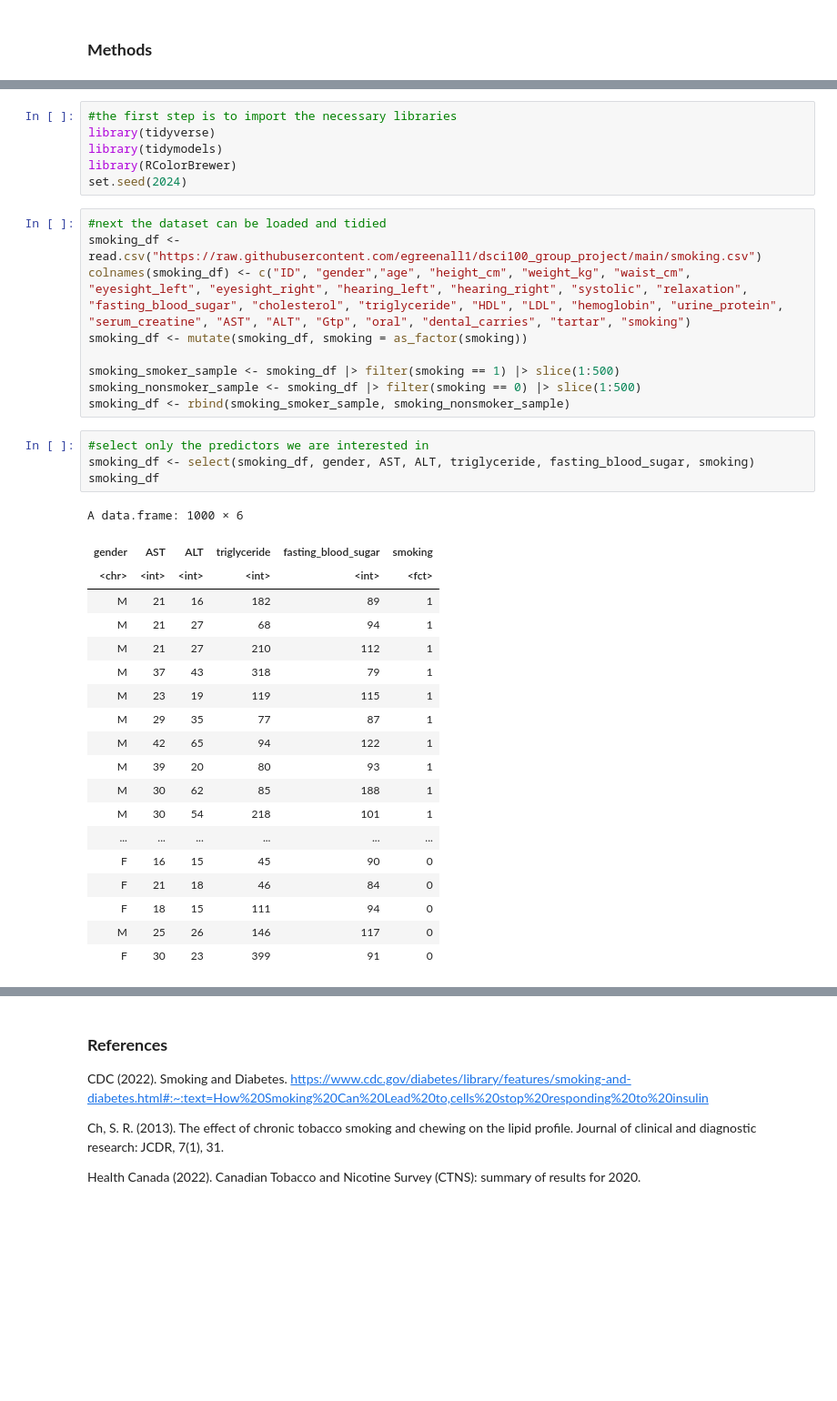
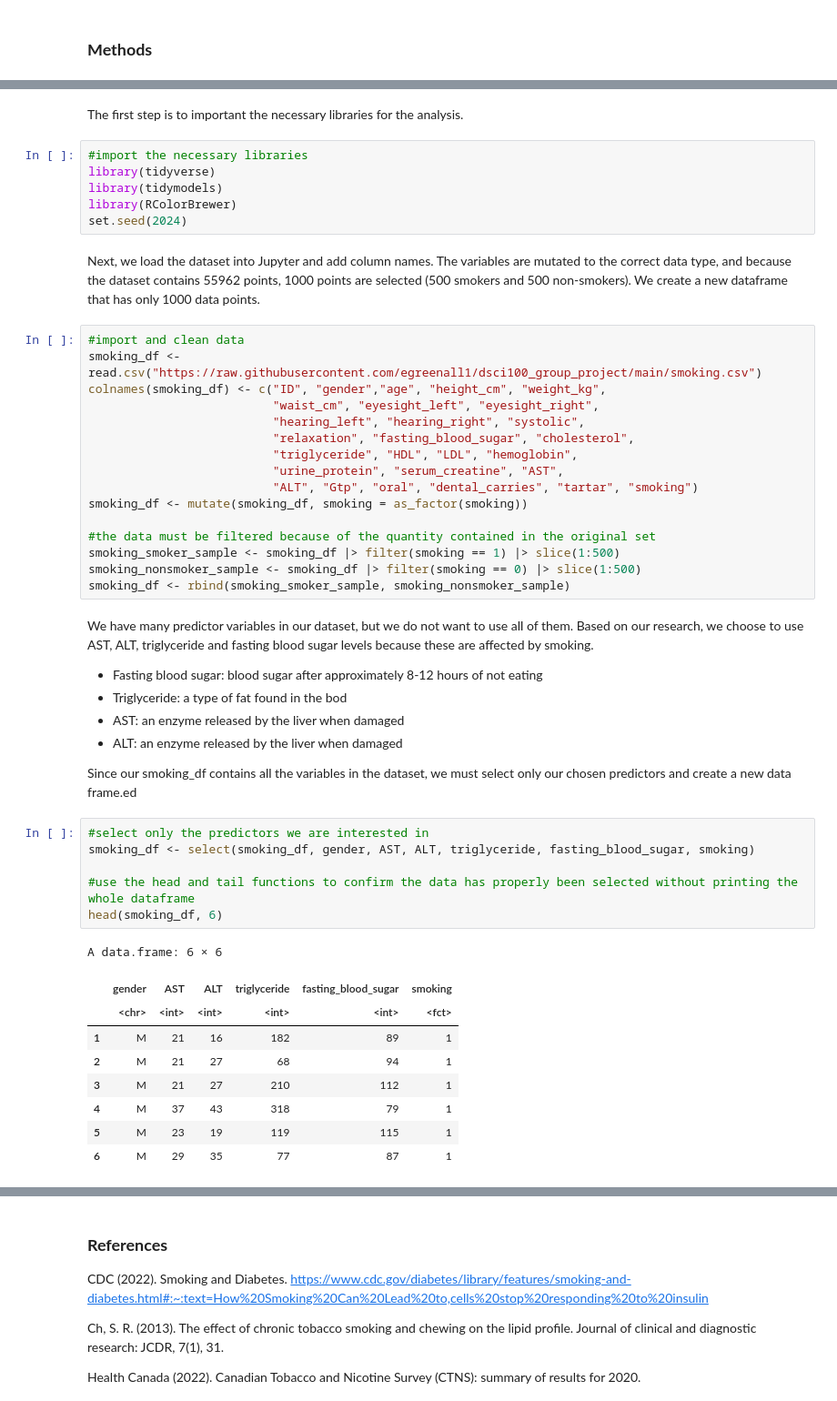
Before and after one commit to egreenall1/dsci100_group_project, a Jupyter notebook: final_group_project.ipynb, the cells around one changed output, grey strips where cells are left out. Shown at 91% size. Cells and saved outputs as stored; diff of their text form; blank space fills up the shorter version.

```diff
--- a/final_group_project.ipynb
+++ b/final_group_project.ipynb
@@ -32,39 +18,50 @@ We will visualize the results in a confusion matrix, and creat scatter plots to
+# %% [markdown]
+The first step is to important the necessary libraries for the analysis.
 # %%
-#the first step is to import the necessary libraries
+#import the necessary libraries
 library(tidyverse)
 library(tidymodels)
 library(RColorBrewer)
 set.seed(2024)
+# %% [markdown]
+Next, we load the dataset into Jupyter and add column names. The variables are mutated to the correct data type, and because the dataset contains 55962 points, 1000 points are selected (500 smokers and 500 non-smokers). We create a new dataframe that has only 1000 data points.
 # %%
-#next the dataset can be loaded and tidied
+#import and clean data
 smoking_df <- read.csv("https://raw.githubusercontent.com/egreenall1/dsci100_group_project/main/smoking.csv")
-colnames(smoking_df) <- c("ID", "gender","age", "height_cm", "weight_kg", "waist_cm", "eyesight_left", "eyesight_right", "hearing_left", "hearing_right", "systolic", "relaxation", "fasting_blood_sugar", "cholesterol", "triglyceride", "HDL", "LDL", "hemoglobin", "urine_protein", "serum_creatine", "AST", "ALT", "Gtp", "oral", "dental_carries", "tartar", "smoking")
+colnames(smoking_df) <- c("ID", "gender","age", "height_cm", "weight_kg",
+                          "waist_cm", "eyesight_left", "eyesight_right",
+                          "hearing_left", "hearing_right", "systolic",
+                          "relaxation", "fasting_blood_sugar", "cholesterol",
+                          "triglyceride", "HDL", "LDL", "hemoglobin",
+                          "urine_protein", "serum_creatine", "AST",
+                          "ALT", "Gtp", "oral", "dental_carries", "tartar", "smoking")
 smoking_df <- mutate(smoking_df, smoking = as_factor(smoking))
 
+#the data must be filtered because of the quantity contained in the original set
 smoking_smoker_sample <- smoking_df |> filter(smoking == 1) |> slice(1:500)
 smoking_nonsmoker_sample <- smoking_df |> filter(smoking == 0) |> slice(1:500)
 smoking_df <- rbind(smoking_smoker_sample, smoking_nonsmoker_sample)
+# %% [markdown]
+We have many predictor variables in our dataset, but we do not want to use all of them. Based on our research, we choose to use AST, ALT, triglyceride and fasting blood sugar levels because these are affected by smoking.
+- Fasting blood sugar: blood sugar after approximately 8-12 hours of not eating
+-  Triglyceride: a type of fat found in the bod
+- AST: an enzyme released by the liver when damaged
+- ALT: an enzyme released by the liver when damaged
+
+Since our smoking_df contains all the variables in the dataset, we must select only our chosen predictors and create a new data frame.ed
 # %%
 #select only the predictors we are interested in
 smoking_df <- select(smoking_df, gender, AST, ALT, triglyceride, fasting_blood_sugar, smoking)
-smoking_df
+
+#use the head and tail functions to confirm the data has properly been selected without printing the whole dataframe
+head(smoking_df, 6)
 # %% [output]
-A data.frame: 1000 × 6
+A data.frame: 6 × 6
-| gender | AST | ALT | triglyceride | fasting_blood_sugar | smoking |
-| <chr> | <int> | <int> | <int> | <int> | <fct> |
-| M | 21 | 16 | 182 | 89 | 1 |
-| M | 21 | 27 | 68 | 94 | 1 |
-| M | 21 | 27 | 210 | 112 | 1 |
-| M | 37 | 43 | 318 | 79 | 1 |
-| M | 23 | 19 | 119 | 115 | 1 |
-| M | 29 | 35 | 77 | 87 | 1 |
-| M | 42 | 65 | 94 | 122 | 1 |
-| M | 39 | 20 | 80 | 93 | 1 |
-| M | 30 | 62 | 85 | 188 | 1 |
-| M | 30 | 54 | 218 | 101 | 1 |
-| ... | ... | ... | ... | ... | ... |
-| F | 16 | 15 | 45 | 90 | 0 |
-| F | 21 | 18 | 46 | 84 | 0 |
-| F | 18 | 15 | 111 | 94 | 0 |
-| M | 25 | 26 | 146 | 117 | 0 |
-| F | 30 | 23 | 399 | 91 | 0 |
+|  | gender | AST | ALT | triglyceride | fasting_blood_sugar | smoking |
+|  | <chr> | <int> | <int> | <int> | <int> | <fct> |
+| 1 | M | 21 | 16 | 182 | 89 | 1 |
+| 2 | M | 21 | 27 | 68 | 94 | 1 |
+| 3 | M | 21 | 27 | 210 | 112 | 1 |
+| 4 | M | 37 | 43 | 318 | 79 | 1 |
+| 5 | M | 23 | 19 | 119 | 115 | 1 |
+| 6 | M | 29 | 35 | 77 | 87 | 1 |
```
Also changed, not shown: parts of 45 cells of this notebook.
